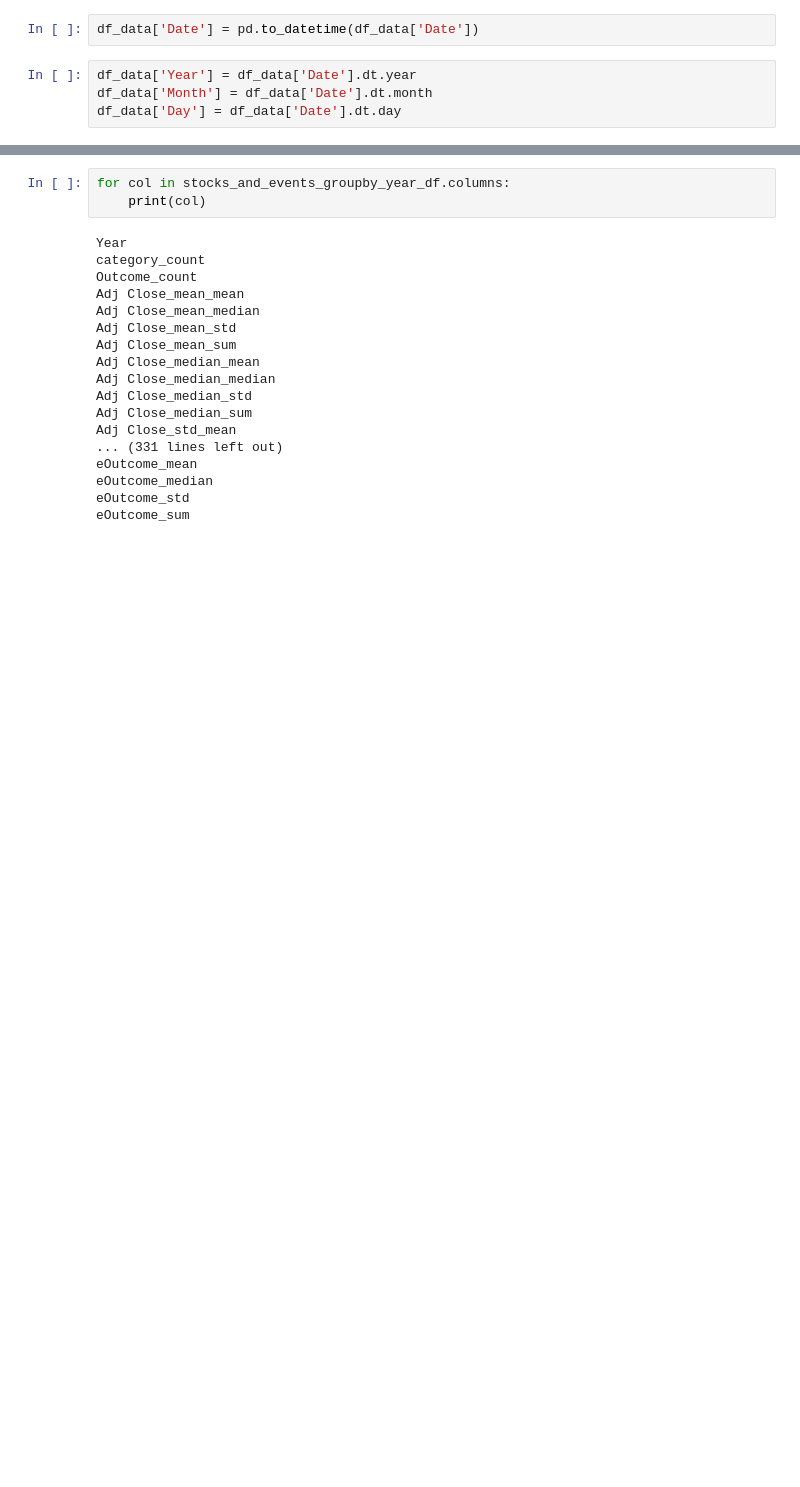
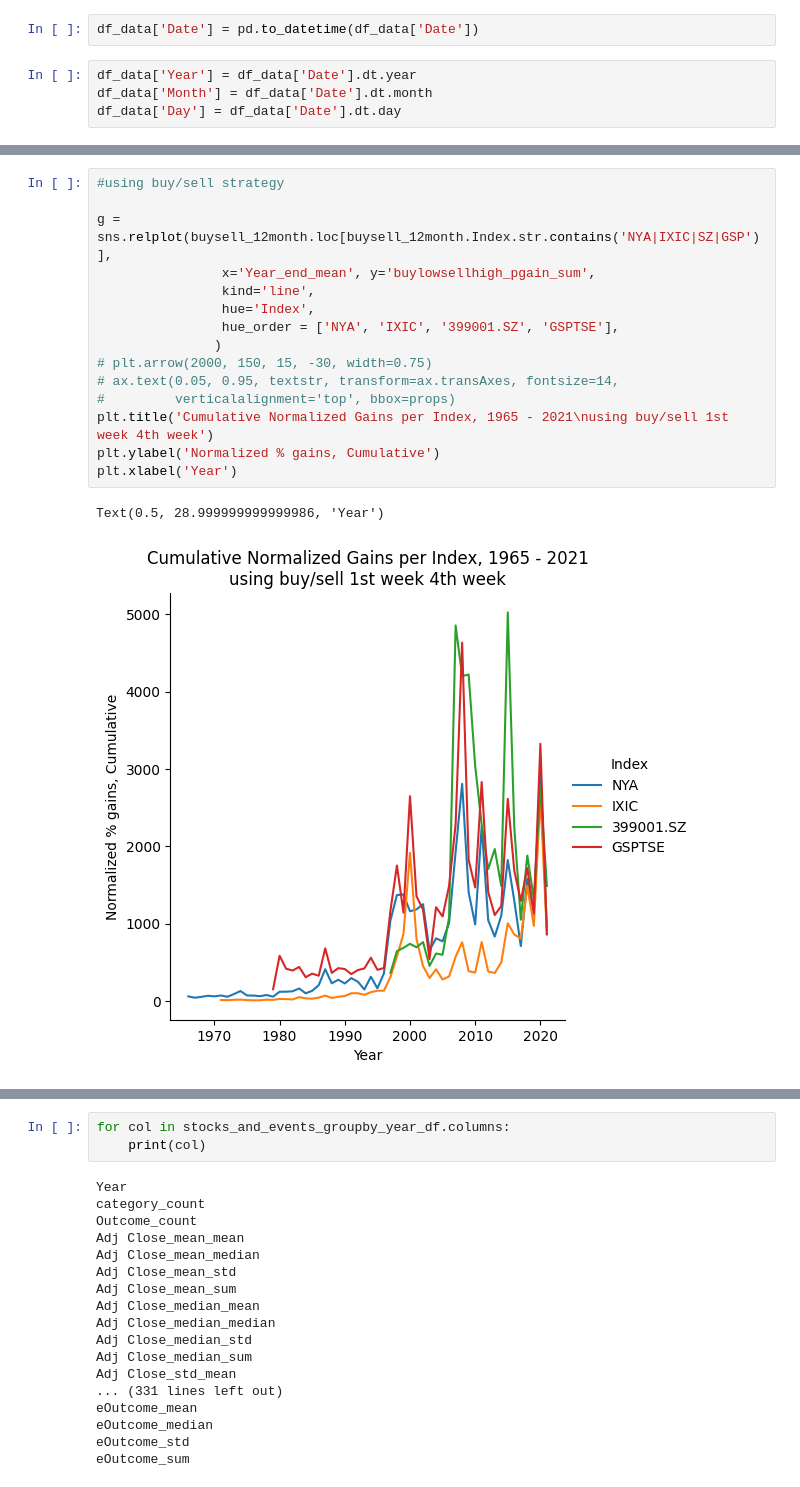
Before and after one commit to Omnomon/DSE200_finalProject, a Jupyter notebook: FinalProject/Final Project_Fall2025.ipynb, the cells around one changed output, grey strips where cells are left out. Drawn from its saved outputs; the diff is of its cells as text; blank space fills up the shorter version.

```diff
--- a/FinalProject/Final Project_Fall2025.ipynb
+++ b/FinalProject/Final Project_Fall2025.ipynb
@@ -280,0 +349,18 @@ stocks_and_events_df.select_dtypes(include='number')
+# %%
+#using buy/sell strategy
+
+g = sns.relplot(buysell_12month.loc[buysell_12month.Index.str.contains('NYA|IXIC|SZ|GSP')],
+                x='Year_end_mean', y='buylowsellhigh_pgain_sum',
+                kind='line',
+                hue='Index',
+                hue_order = ['NYA', 'IXIC', '399001.SZ', 'GSPTSE'],
+               )
+# plt.arrow(2000, 150, 15, -30, width=0.75)
+# ax.text(0.05, 0.95, textstr, transform=ax.transAxes, fontsize=14,
+#         verticalalignment='top', bbox=props)
+plt.title('Cumulative Normalized Gains per Index, 1965 - 2021\nusing buy/sell 1st week 4th week')
+plt.ylabel('Normalized % gains, Cumulative')
+plt.xlabel('Year')
+# %% [output]
+Text(0.5, 28.999999999999986, 'Year')
+[figure, added]
```
Also changed, not shown: parts of 26 cells of this notebook.
